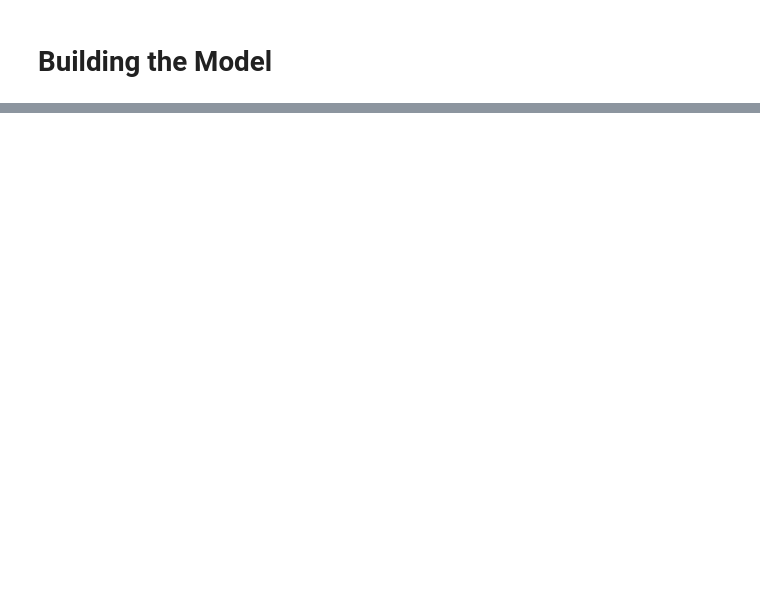
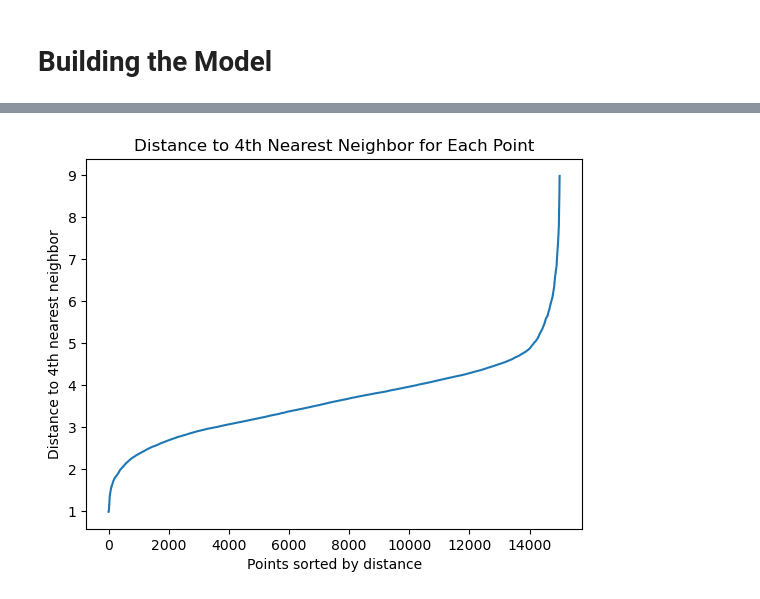
Before and after one commit to AyujVerma/Credit-Score-Classifier, a Jupyter notebook: credit_score.ipynb, the cells around one changed output, grey strips where cells are left out. Cells and saved outputs as stored; diff of their text form; code cells hidden in the pictures; blank space fills up the shorter version.

```diff
--- a/credit_score.ipynb
+++ b/credit_score.ipynb
@@ -1227,0 +1347,20 @@ Accuracy:  69.35856646804773
+# %%
+from sklearn.neighbors import NearestNeighbors
+
+neighbors_model = NearestNeighbors(n_neighbors = 4)
+neighbors_model.fit(pca_data)
+
+distances, _ = neighbors_model.kneighbors(pca_data)
+fourth_distances = distances[ : , 3]
+
+fourth_distances_sorted = np.sort(fourth_distances)
+
+plt.plot(fourth_distances_sorted)
+plt.xlabel('Points sorted by distance')
+plt.ylabel('Distance to 4th nearest neighbor')
+plt.title('Distance to 4th Nearest Neighbor for Each Point')
+plt.show()
+
+# An Eps of 5.
+# %% [output]
+[figure, added]
```
Also changed, not shown: parts of 10 cells of this notebook.
